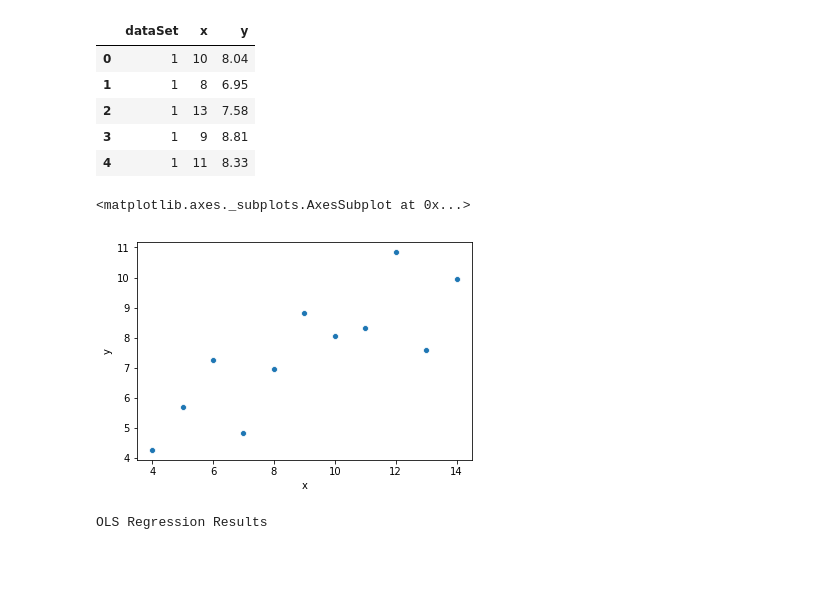
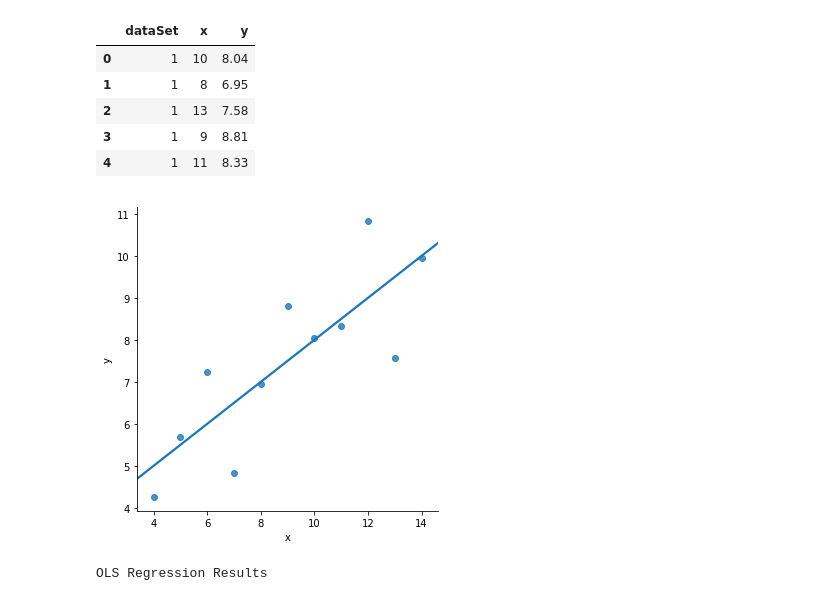
Before and after one commit to jin-sj/cs686_machine_learning, a Jupyter notebook: hw2/homework_02.ipynb, the cells around one changed output. Drawn from its saved outputs; the diff is of its cells as text; code cells hidden in the pictures; blank space fills up the shorter version.

```diff
--- a/hw2/homework_02.ipynb
+++ b/hw2/homework_02.ipynb
@@ -470,15 +478,13 @@ df4 = df[df["dataSet"] == 4]
 # %%
 ols_X1 = df1.x
 ols_y1 = df1.y
 ols_X1 = sm.add_constant(ols_X1)
 
 model_1 = sm.OLS(ols_y1, ols_X1).fit()
 predictions = model_1.predict(ols_X1)
-#print(df1.x.shape, df1.y.shape)
-sb.scatterplot(df1.x, df1.y)
+lmplot = sb.lmplot("x", "y", data=df1, ci = None)
 # %% [output]
-<matplotlib.axes._subplots.AxesSubplot at 0x...>
-[figure, old version]
+[figure, new version]
 # %%
 model_1.summary()
 # %% [output]
```
Also changed, not shown: parts of 18 cells of this notebook.
